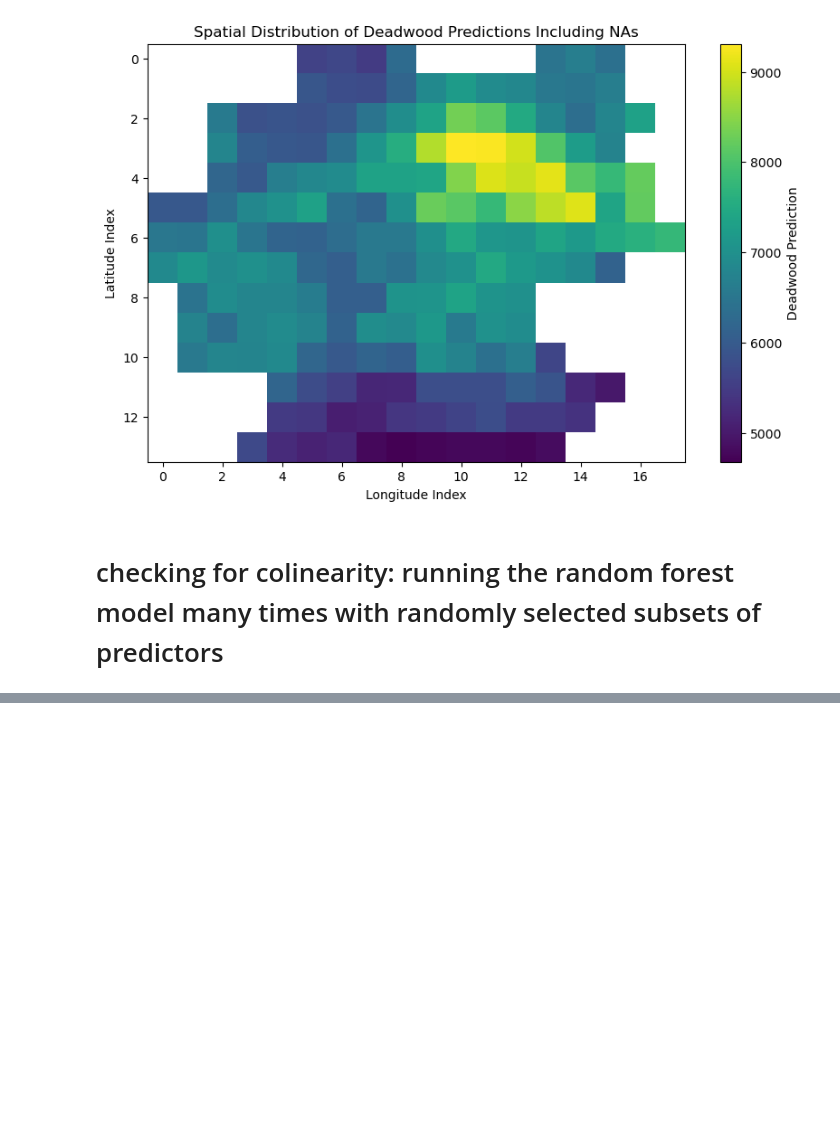
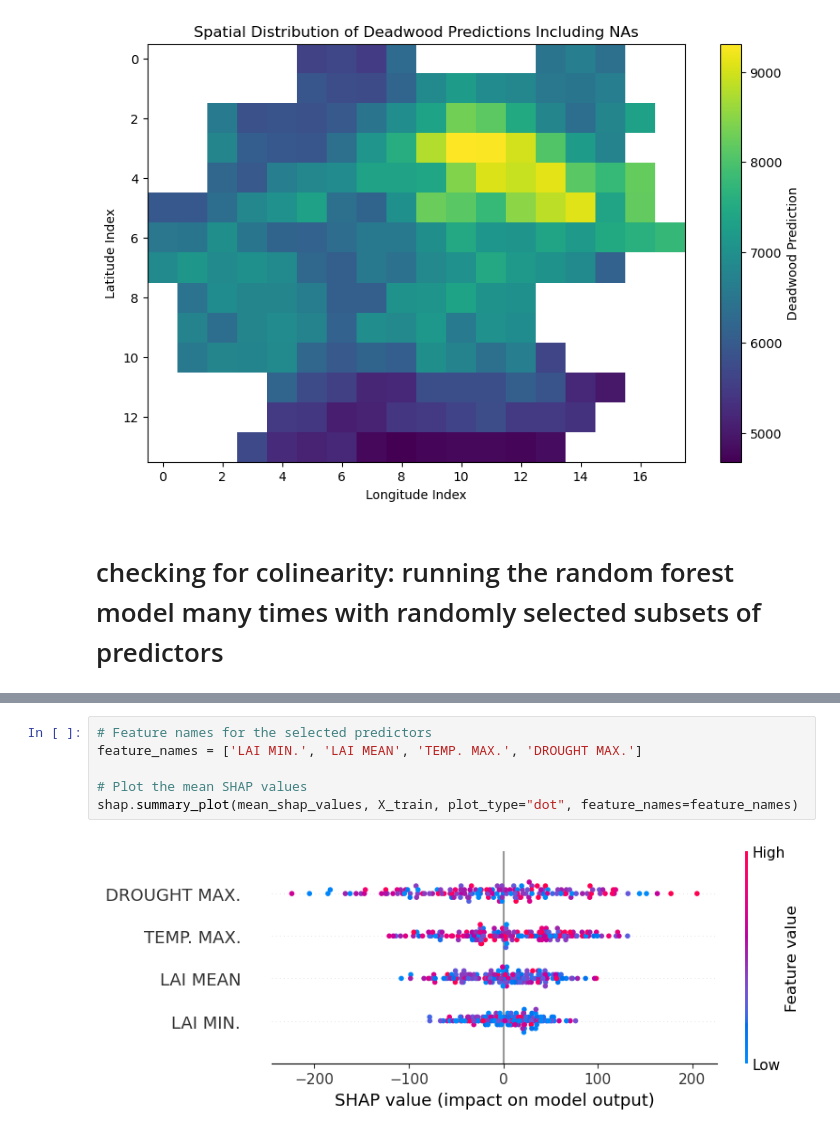
Before and after one commit to justusnoegel/deadwood_prediction, a Jupyter notebook: rf_2.ipynb, the cells around one changed output, grey strips where cells are left out. Drawn from its saved outputs; the diff is of its cells as text; blank space fills up the shorter version.

```diff
--- a/rf_2.ipynb
+++ b/rf_2.ipynb
@@ -200,0 +397,8 @@ rf = RandomForestRegressor(random_state=123, oob_score=True )
+# %%
+# Feature names for the selected predictors
+feature_names = ['LAI MIN.', 'LAI MEAN', 'TEMP. MAX.', 'DROUGHT MAX.']
+
+# Plot the mean SHAP values
+shap.summary_plot(mean_shap_values, X_train, plot_type="dot", feature_names=feature_names)
+# %% [output]
+[figure, added]
```
Also changed, not shown: parts of 11 cells of this notebook, 2 other files.
